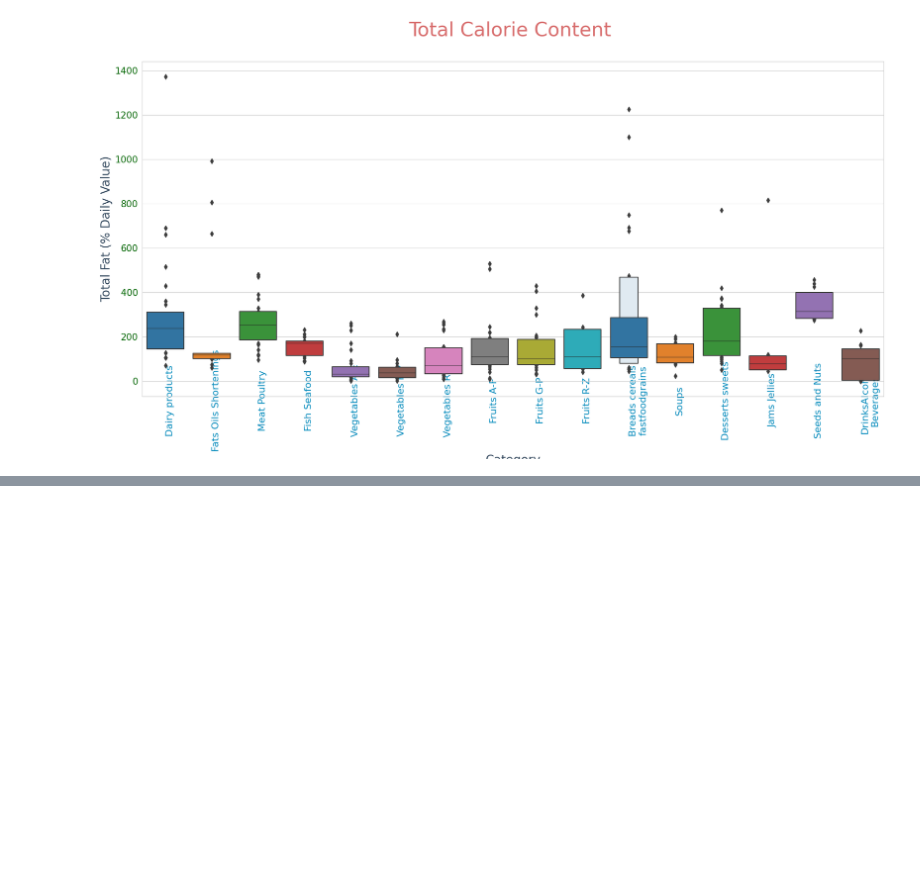
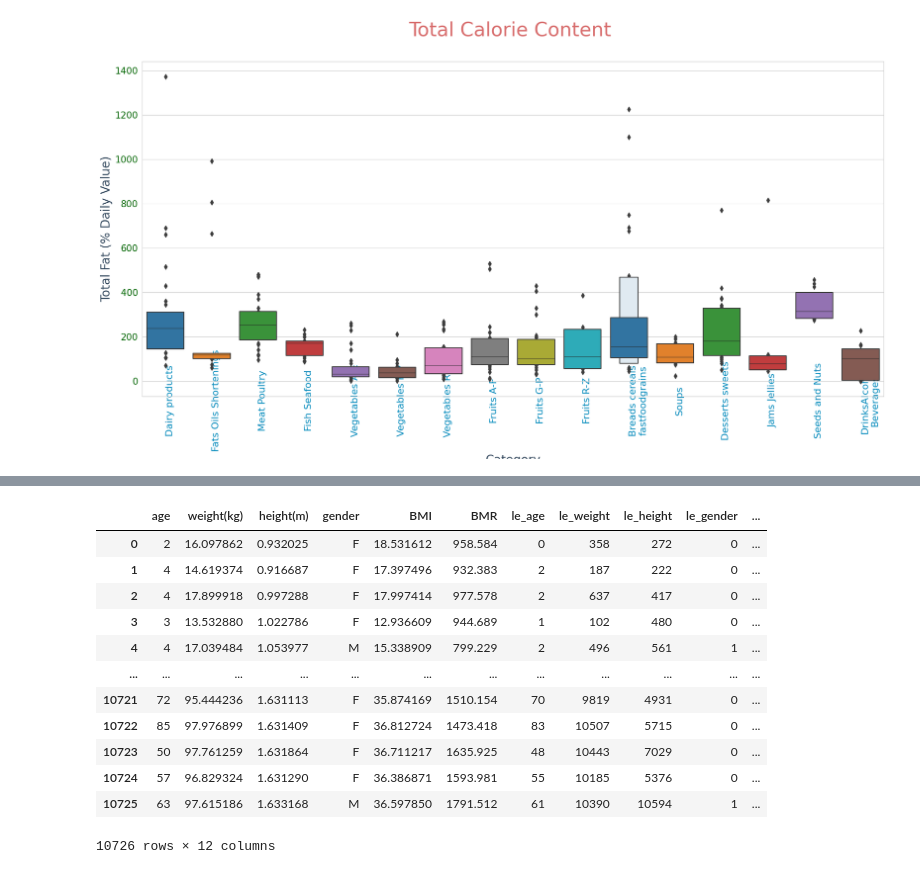
Before and after one commit to Praveer1201/food-nutrirtion-analysis, a Jupyter notebook: foodnurtiention.ipynb, the cells around one changed output, grey strips where cells are left out. Cells and saved outputs as stored; diff of their text form; code cells hidden in the pictures; blank space fills up the shorter version.

```diff
--- a/foodnurtiention.ipynb
+++ b/foodnurtiention.ipynb
@@ -377,0 +388,2 @@ plt.show()
+# %%
+df=pd.read_csv("/content/Dataset.csv")
@@ -377,0 +406,4 @@ plt.show()
+# %%
+new=["age","weight(kg)","height(m)","gender","BMI","BMR"]
+df1=df[new]
+df1
@@ -377,0 +426,9 @@ plt.show()
+# %%
+le=LabelEncoder()
+# %%
+df1["le_age"]=le.fit_transform(df1["age"])
+df1["le_weight"]=le.fit_transform(df1["weight(kg)"])
+df1["le_height"]=le.fit_transform(df1["height(m)"])
+df1["le_gender"]=le.fit_transform(df1["gender"])
+df1["le_bmi"]=le.fit_transform(df1["BMI"])
+df1["le_bmr"]=le.fit_transform(df1["BMR"])
@@ -377,0 +456,16 @@ plt.show()
+# %%
+df1
+# %% [output]
+|  | age | weight(kg) | height(m) | gender | BMI | BMR | le_age | le_weight | le_height | le_gender | ... |
+| 0 | 2 | 16.097862 | 0.932025 | F | 18.531612 | 958.584 | 0 | 358 | 272 | 0 | ... |
+| 1 | 4 | 14.619374 | 0.916687 | F | 17.397496 | 932.383 | 2 | 187 | 222 | 0 | ... |
+| 2 | 4 | 17.899918 | 0.997288 | F | 17.997414 | 977.578 | 2 | 637 | 417 | 0 | ... |
+| 3 | 3 | 13.532880 | 1.022786 | F | 12.936609 | 944.689 | 1 | 102 | 480 | 0 | ... |
+| 4 | 4 | 17.039484 | 1.053977 | M | 15.338909 | 799.229 | 2 | 496 | 561 | 1 | ... |
+| ... | ... | ... | ... | ... | ... | ... | ... | ... | ... | ... | ... |
+| 10721 | 72 | 95.444236 | 1.631113 | F | 35.874169 | 1510.154 | 70 | 9819 | 4931 | 0 | ... |
+| 10722 | 85 | 97.976899 | 1.631409 | F | 36.812724 | 1473.418 | 83 | 10507 | 5715 | 0 | ... |
+| 10723 | 50 | 97.761259 | 1.631864 | F | 36.711217 | 1635.925 | 48 | 10443 | 7029 | 0 | ... |
+| 10724 | 57 | 96.829324 | 1.631290 | F | 36.386871 | 1593.981 | 55 | 10185 | 5376 | 0 | ... |
+| 10725 | 63 | 97.615186 | 1.633168 | M | 36.597850 | 1791.512 | 61 | 10390 | 10594 | 1 | ... |
+10726 rows × 12 columns
```
Also changed, not shown: parts of 25 cells of this notebook.
